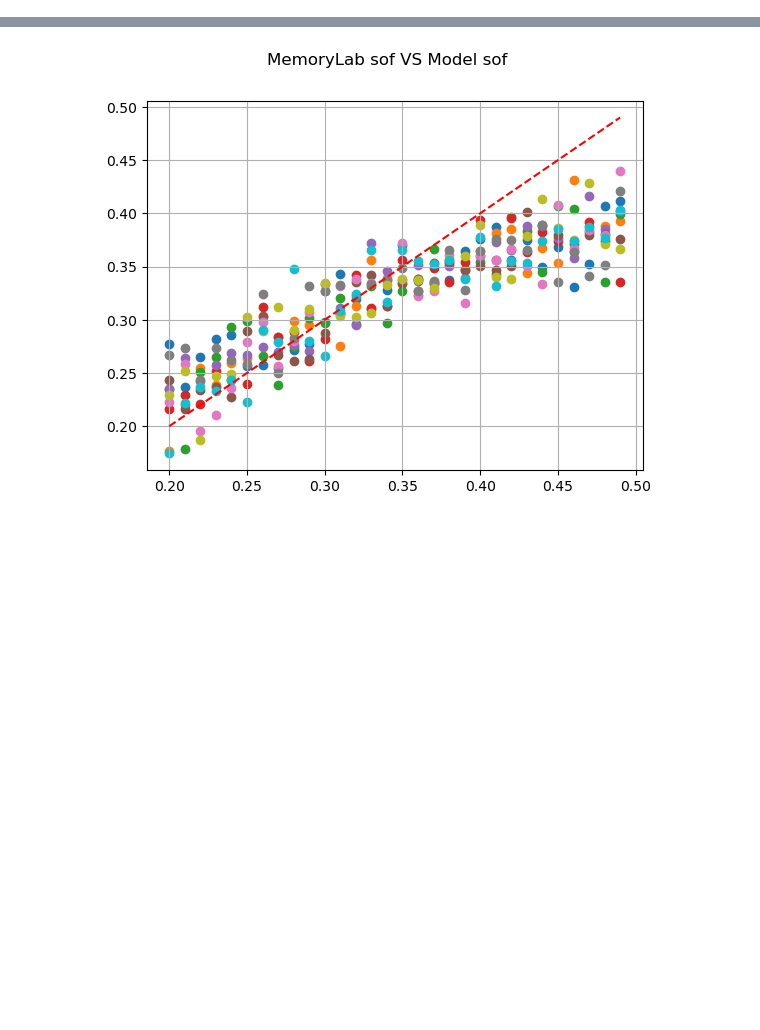
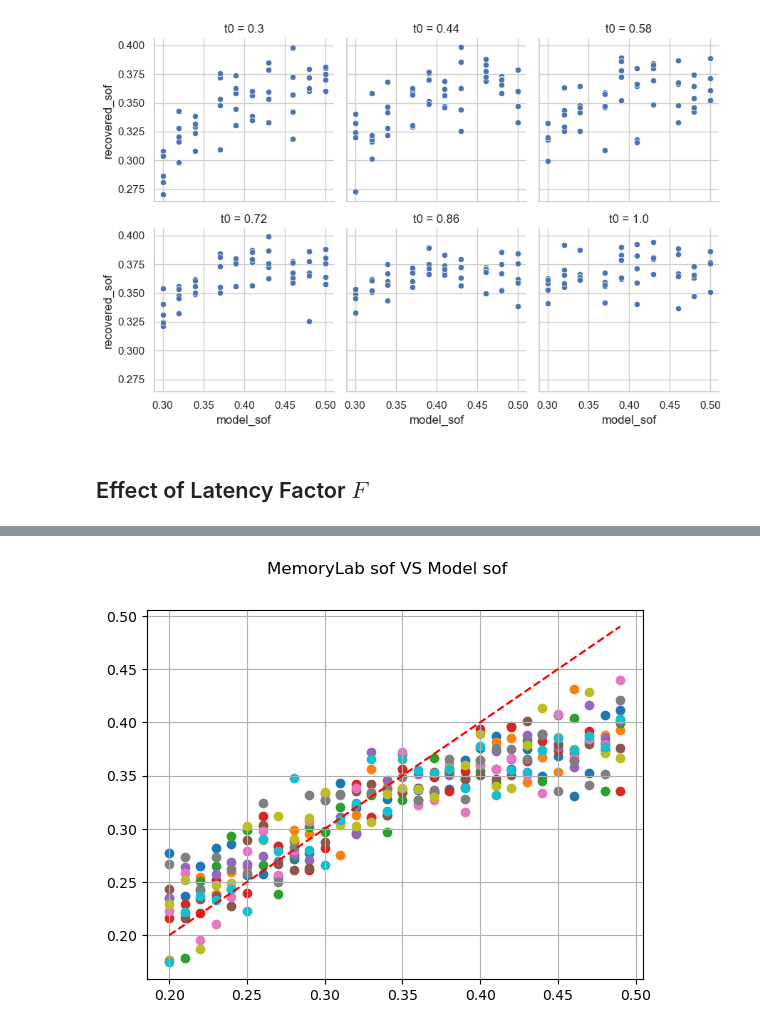
Before and after one commit to FrankieReyna/mlModel, a Jupyter notebook: sim/simscripts/newrecovery.ipynb, the cells around one changed output, grey strips where cells are left out. Cells and saved outputs as stored; diff of their text form; code cells hidden in the pictures; blank space fills up the shorter version.

```diff
--- a/sim/simscripts/newrecovery.ipynb
+++ b/sim/simscripts/newrecovery.ipynb
@@ -37,0 +59,9 @@ plt.show()
+# %%
+sns.set_style("whitegrid")
+g = sns.FacetGrid(df, col="t0", col_wrap=3)
+g.map(sns.scatterplot, "model_sof", "recovered_sof")
+plt.show()
+# %% [output]
+[figure, added]
+# %% [markdown]
+## Effect of Latency Factor $F$
```
Also changed, not shown: parts of 9 cells of this notebook.
